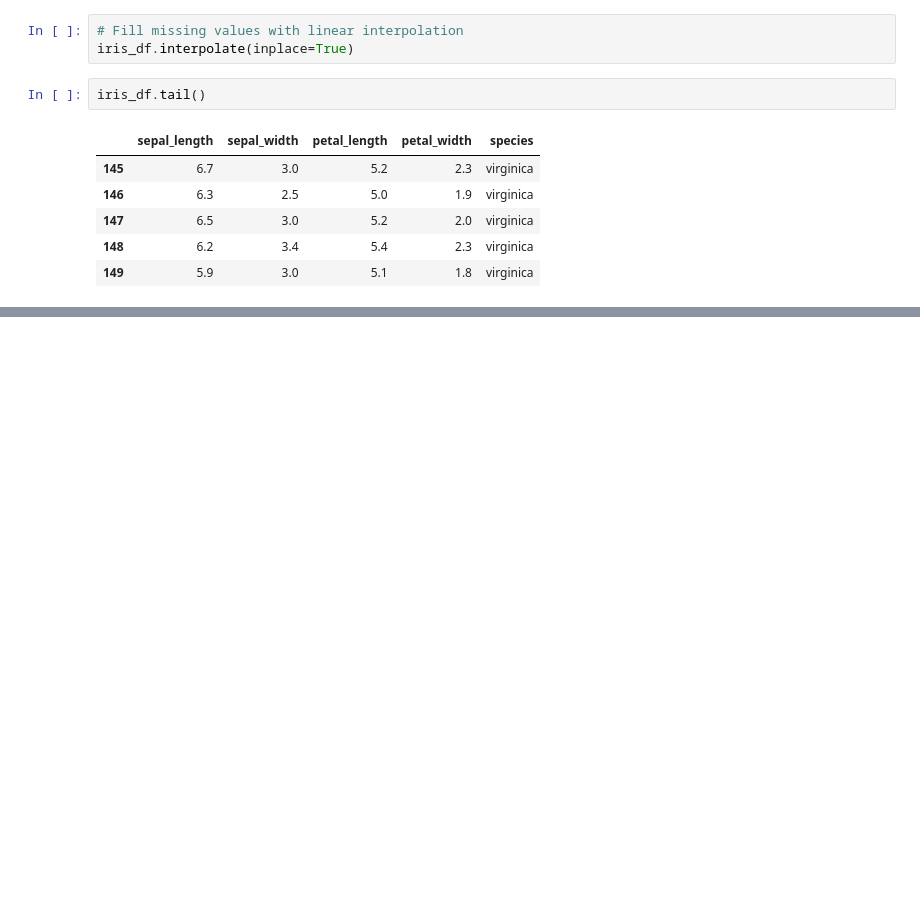
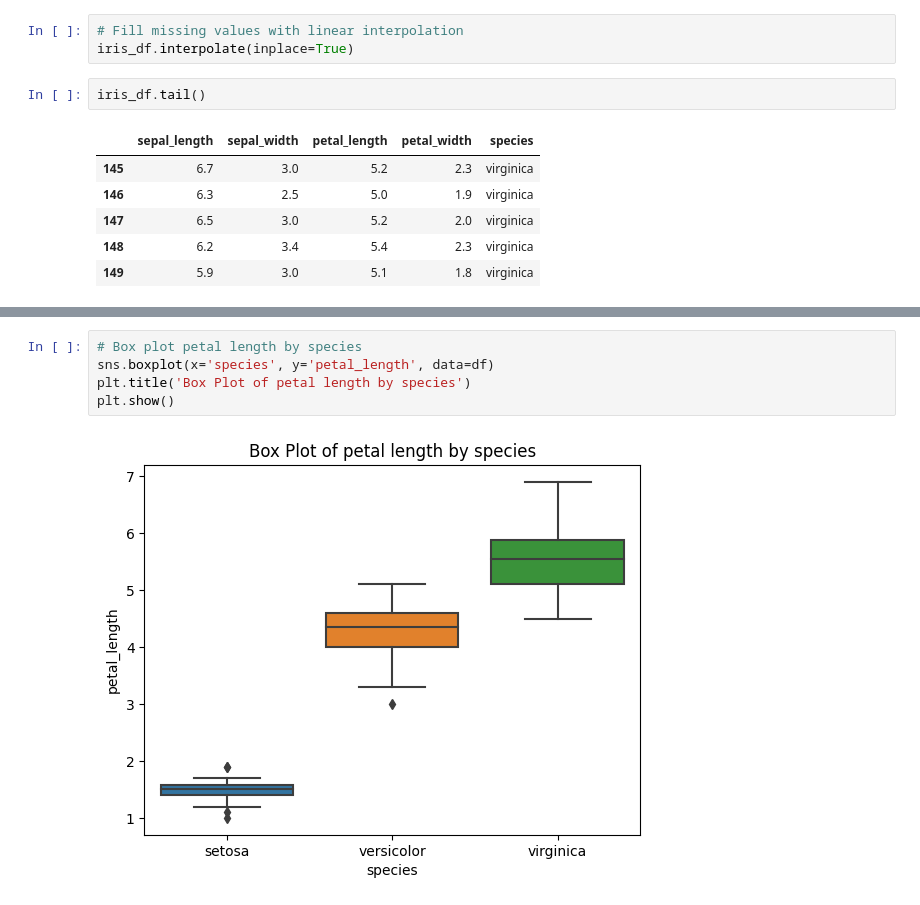
Before and after one commit to chaidosa/100-days-of-DS, a Jupyter notebook: Day_1_to_5.ipynb, the cells around one changed output, grey strips where cells are left out. Cells and saved outputs as stored; diff of their text form; blank space fills up the shorter version.

```diff
--- a/Day_1_to_5.ipynb
+++ b/Day_1_to_5.ipynb
@@ -226,0 +292,7 @@ iris_df.tail()
+# %%
+# Box plot petal length by species
+sns.boxplot(x='species', y='petal_length', data=df)
+plt.title('Box Plot of petal length by species')
+plt.show()
+# %% [output]
+[figure, added]
```
Also changed, not shown: parts of 13 cells of this notebook.
